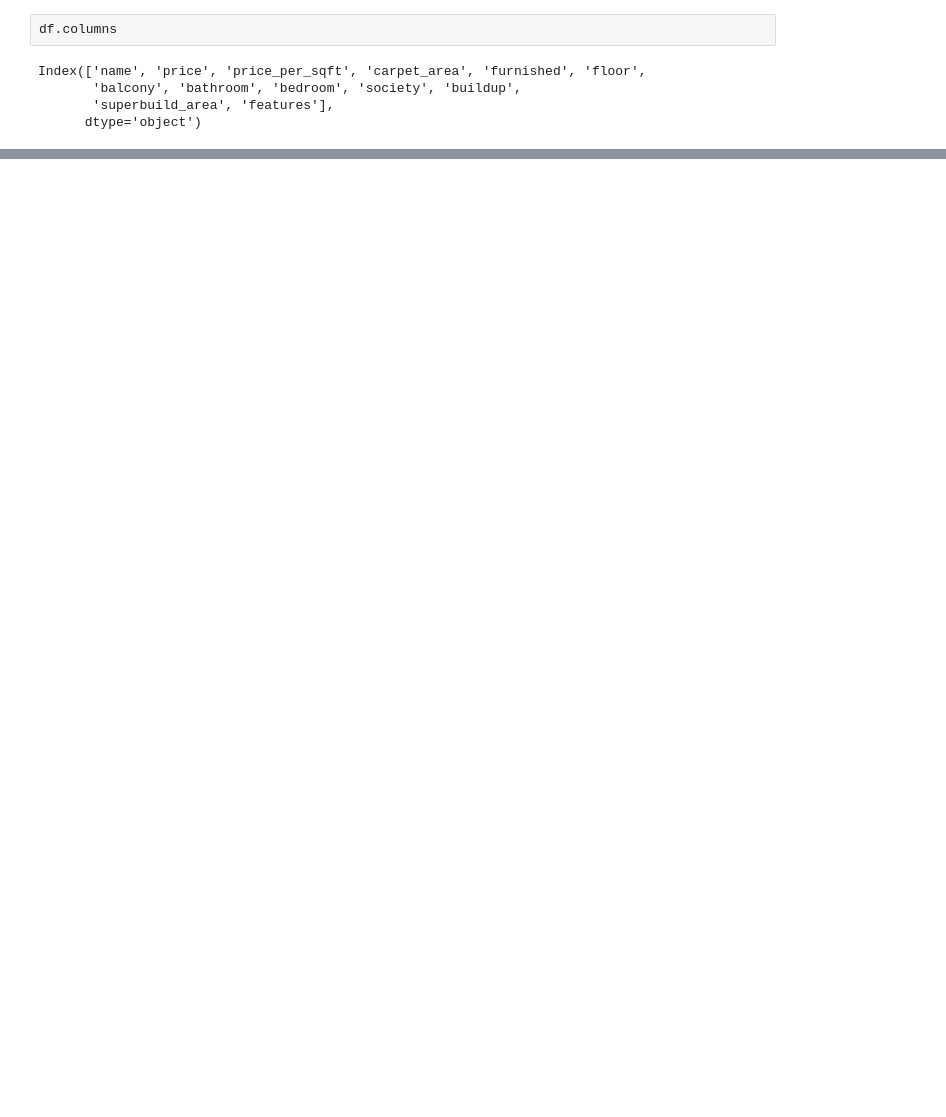
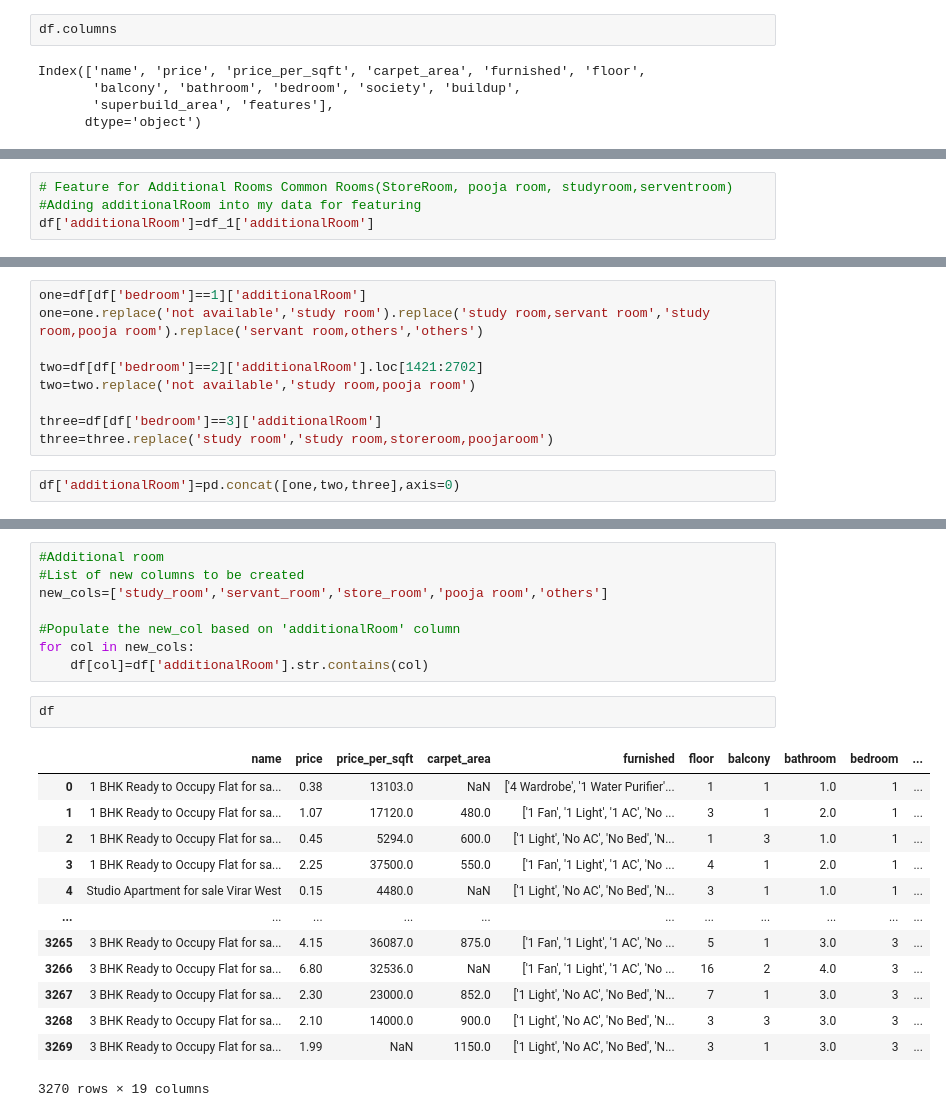
Before and after one commit to parthvichare/Real-Estate-Mumbai, a Jupyter notebook: Filling Missing Values.ipynb, the cells around one changed output, grey strips where cells are left out. Saved outputs shown, nothing was run; the diff lists cells and outputs as text; blank space fills up the shorter version.

```diff
--- a/Filling Missing Values.ipynb
+++ b/Filling Missing Values.ipynb
@@ -143,0 +164,4 @@ Index(['name', 'price', 'price_per_sqft', 'carpet_area', 'furnished', 'floor',
+# %%
+# Feature for Additional Rooms Common Rooms(StoreRoom, pooja room, studyroom,serventroom)
+#Adding additionalRoom into my data for featuring
+df['additionalRoom']=df_1['additionalRoom']
@@ -143,0 +185,11 @@ Index(['name', 'price', 'price_per_sqft', 'carpet_area', 'furnished', 'floor',
+# %%
+one=df[df['bedroom']==1]['additionalRoom']
+one=one.replace('not available','study room').replace('study room,servant room','study room,pooja room').replace('servant room,others','others')
+
+two=df[df['bedroom']==2]['additionalRoom'].loc[1421:2702]
+two=two.replace('not available','study room,pooja room')
+
+three=df[df['bedroom']==3]['additionalRoom']
+three=three.replace('study room','study room,storeroom,poojaroom')
+# %%
+df['additionalRoom']=pd.concat([one,two,three],axis=0)
@@ -143,0 +209,24 @@ Index(['name', 'price', 'price_per_sqft', 'carpet_area', 'furnished', 'floor',
+# %%
+#Additional room
+#List of new columns to be created
+new_cols=['study_room','servant_room','store_room','pooja room','others']
+
+#Populate the new_col based on 'additionalRoom' column
+for col in new_cols:
+    df[col]=df['additionalRoom'].str.contains(col)
+# %%
+df
+# %% [output]
+|  | name | price | price_per_sqft | carpet_area | furnished | floor | balcony | bathroom | bedroom | ... |
+| 0 | 1 BHK Ready to Occupy Flat for sa... | 0.38 | 13103.0 | NaN | ['4 Wardrobe', '1 Water Purifier'... | 1 | 1 | 1.0 | 1 | ... |
+| 1 | 1 BHK Ready to Occupy Flat for sa... | 1.07 | 17120.0 | 480.0 | ['1 Fan', '1 Light', '1 AC', 'No ... | 3 | 1 | 2.0 | 1 | ... |
+| 2 | 1 BHK Ready to Occupy Flat for sa... | 0.45 | 5294.0 | 600.0 | ['1 Light', 'No AC', 'No Bed', 'N... | 1 | 3 | 1.0 | 1 | ... |
+| 3 | 1 BHK Ready to Occupy Flat for sa... | 2.25 | 37500.0 | 550.0 | ['1 Fan', '1 Light', '1 AC', 'No ... | 4 | 1 | 2.0 | 1 | ... |
+| 4 | Studio Apartment for sale Virar West | 0.15 | 4480.0 | NaN | ['1 Light', 'No AC', 'No Bed', 'N... | 3 | 1 | 1.0 | 1 | ... |
+| ... | ... | ... | ... | ... | ... | ... | ... | ... | ... | ... |
+| 3265 | 3 BHK Ready to Occupy Flat for sa... | 4.15 | 36087.0 | 875.0 | ['1 Fan', '1 Light', '1 AC', 'No ... | 5 | 1 | 3.0 | 3 | ... |
+| 3266 | 3 BHK Ready to Occupy Flat for sa... | 6.80 | 32536.0 | NaN | ['1 Fan', '1 Light', '1 AC', 'No ... | 16 | 2 | 4.0 | 3 | ... |
+| 3267 | 3 BHK Ready to Occupy Flat for sa... | 2.30 | 23000.0 | 852.0 | ['1 Light', 'No AC', 'No Bed', 'N... | 7 | 1 | 3.0 | 3 | ... |
+| 3268 | 3 BHK Ready to Occupy Flat for sa... | 2.10 | 14000.0 | 900.0 | ['1 Light', 'No AC', 'No Bed', 'N... | 3 | 3 | 3.0 | 3 | ... |
+| 3269 | 3 BHK Ready to Occupy Flat for sa... | 1.99 | NaN | 1150.0 | ['1 Light', 'No AC', 'No Bed', 'N... | 3 | 1 | 3.0 | 3 | ... |
+3270 rows × 19 columns
```
Also changed, not shown: parts of 13 cells of this notebook.
